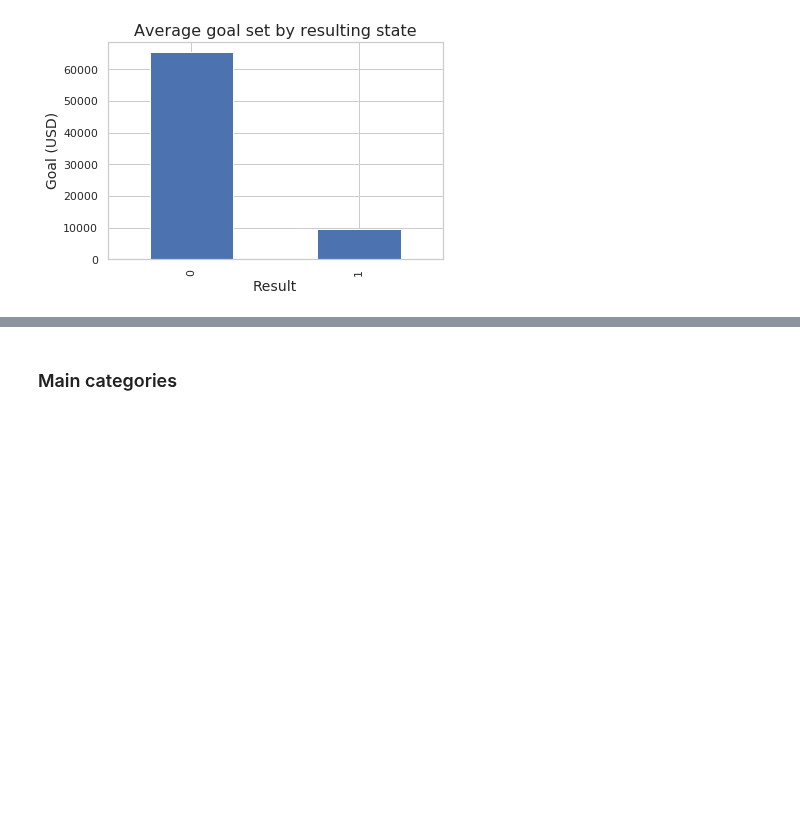
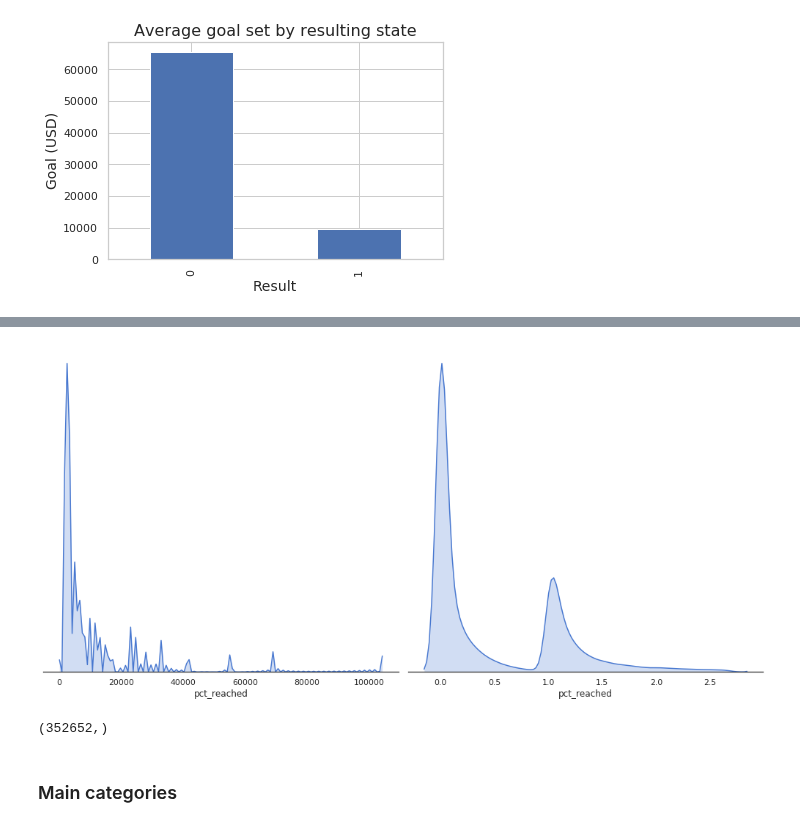
Before and after one commit to tbacha/DMML2019_Team_Apple, a Jupyter notebook: code/Kickstarter_notebook_Team_Apple_EDA.ipynb, the cells around one changed output, grey strips where cells are left out. Cells and saved outputs as stored; diff of their text form; code cells hidden in the pictures; blank space fills up the shorter version.

```diff
--- a/code/Kickstarter_notebook_Team_Apple_EDA.ipynb
+++ b/code/Kickstarter_notebook_Team_Apple_EDA.ipynb
@@ -213,3 +227,22 @@ Name: pct_reached, dtype: float64
+# %%
+sns.set(style="white", palette="muted", color_codes=True)
+rs = np.random.RandomState(10)
+
+# Set up the matplotlib figure
+f, axes = plt.subplots(1, 2, figsize=(14, 7), sharex=False)
+sns.despine(left=True)
+
+sns.distplot(df["pct_reached"], hist=False, color="b", kde_kws={"shade": True},ax=axes[0])
+sns.distplot(df[df["pct_reached"]<2.7]["pct_reached"], hist=False, color="b", kde_kws={"shade": True},ax=axes[1])
+
+plt.setp(axes, yticks=[])
+plt.tight_layout()
+# %% [output]
+[figure, added]
+# %%
+.shape
+# %% [output]
+(352652,)
 # %% [markdown]
 ### Main categories
 # %% [markdown]
```
Also changed, not shown: parts of 7 cells of this notebook.
